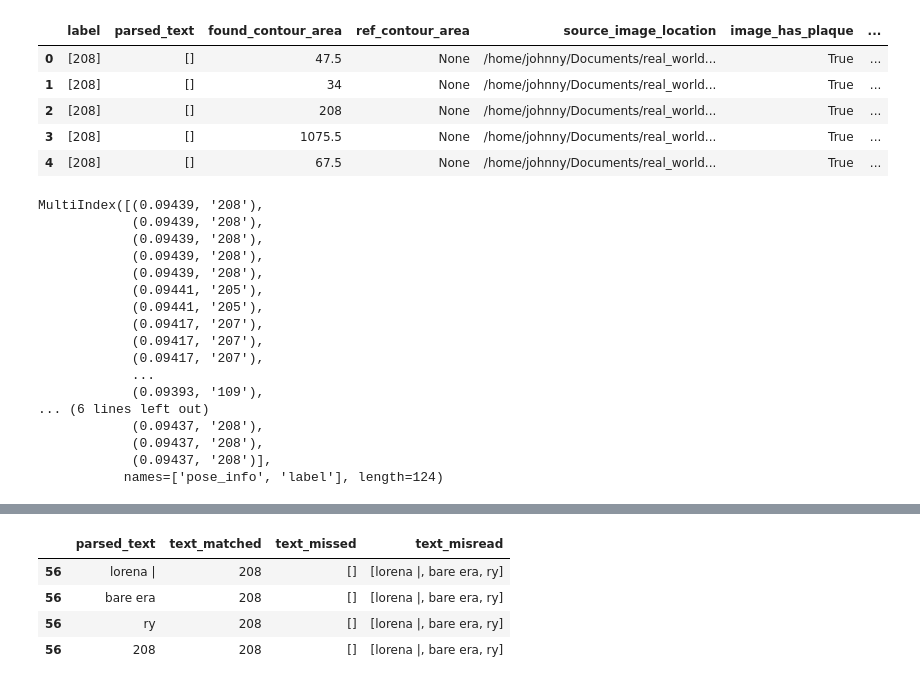
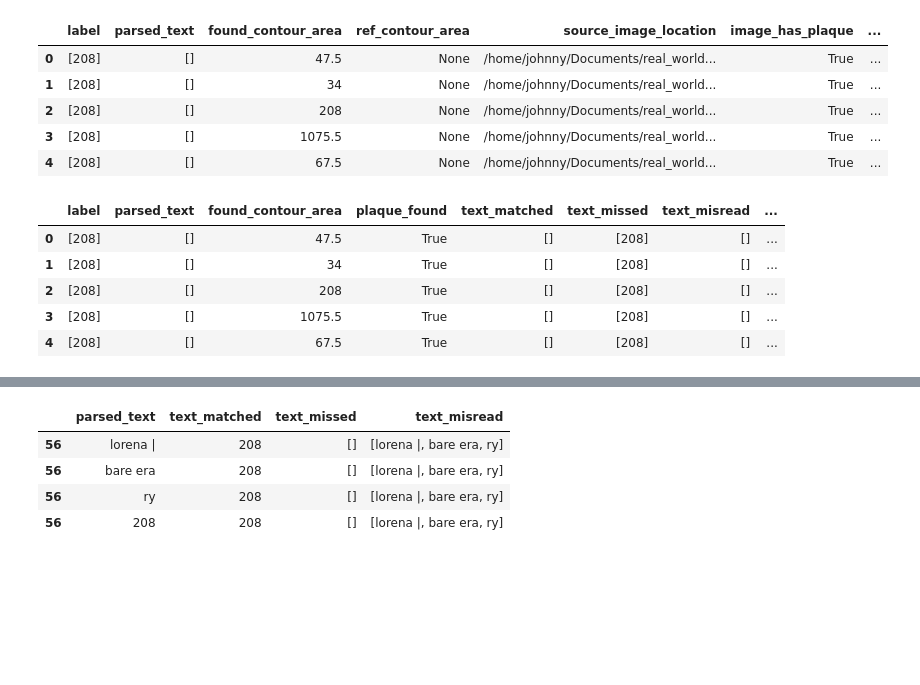
Before and after one commit to Jacktavitt/navigate_building, a Jupyter notebook: pandas data exploration.ipynb, the cells around one changed output, grey strips where cells are left out. Saved outputs shown, nothing was run; the diff lists cells and outputs as text; code cells hidden in the pictures; blank space fills up the shorter version.

```diff
--- a/pandas data exploration.ipynb
+++ b/pandas data exploration.ipynb
@@ -16,31 +33,24 @@ df.head()
 | 4 | [208] | [] | 67.5 | None | /home/johnny/Documents/real_world... | True | ... |
 # %%
 df['pose_info'] = df['source_image_location'].apply(lambda x: float(os.path.split(x)[1].split('-')[0].replace('DSC', '0.')))
-d2 = pandas.concat([df['pose_info'], df['label']], axis=1)
-
-index = pandas.MultiIndex.from_frame(d2)
-index
+df.head()
+# lets drop some unused columns
+df = df.drop(columns=['ref_contour_area','source_image_location','image_has_plaque'])
+df.head()
+# d2 = pandas.concat([df['pose_info'], df['label']], axis=1)
+# d2.head()
+# index = pandas.MultiIndex.from_frame(d2)
+# index
 # df = df.reindex(index)
 # df
 # df.set_index('pose_info')
 # here i am using the name of the photograph as the 'pose' information. Since the images
 # were taken sequentially, the proximity of these numbers is sometimes meaninful.
 # at the very least I can see how well the pipeline does on a marked image
 # %% [output]
-MultiIndex([(0.09439, '208'),
-            (0.09439, '208'),
-            (0.09439, '208'),
-            (0.09439, '208'),
-            (0.09439, '208'),
-            (0.09441, '205'),
-            (0.09441, '205'),
-            (0.09417, '207'),
-            (0.09417, '207'),
-            (0.09417, '207'),
-            ...
-            (0.09393, '109'),
-... (6 lines left out)
-            (0.09437, '208'),
-            (0.09437, '208'),
-            (0.09437, '208')],
-           names=['pose_info', 'label'], length=124)
+|  | label | parsed_text | found_contour_area | plaque_found | text_matched | text_missed | text_misread | ... |
+| 0 | [208] | [] | 47.5 | True | [] | [208] | [] | ... |
+| 1 | [208] | [] | 34 | True | [] | [208] | [] | ... |
+| 2 | [208] | [] | 208 | True | [] | [208] | [] | ... |
+| 3 | [208] | [] | 1075.5 | True | [] | [208] | [] | ... |
+| 4 | [208] | [] | 67.5 | True | [] | [208] | [] | ... |
```
Also changed, not shown: parts of 11 cells of this notebook, 1 other file.
